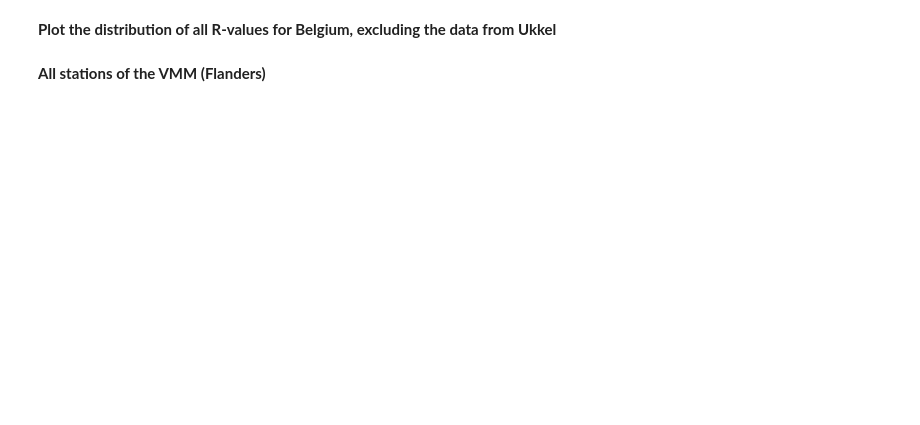
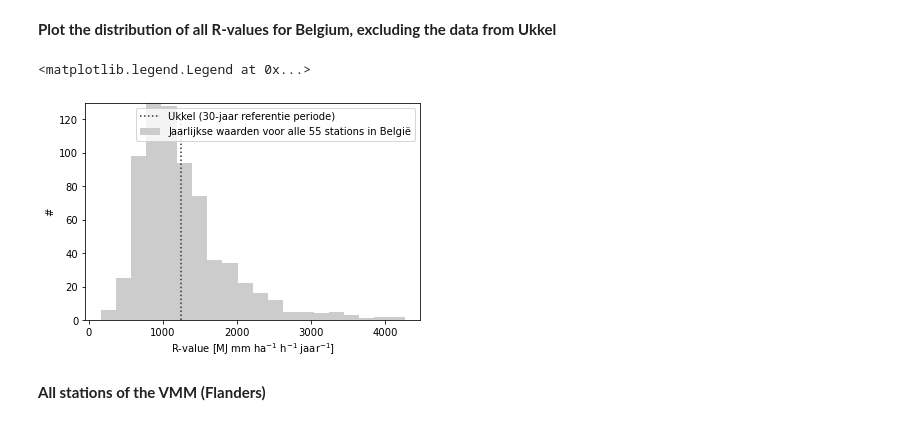
Before and after one commit to watem-sedem/rfactor, a Jupyter notebook: docs/notebooks/analysis_flanders.ipynb, the cells around one changed output. Cells and saved outputs as stored; diff of their text form; code cells hidden in the pictures; blank space fills up the shorter version.

```diff
--- a/docs/notebooks/analysis_flanders.ipynb
+++ b/docs/notebooks/analysis_flanders.ipynb
@@ -62,0 +69,3 @@ txt_files.exists()
+# %%
+stations=pd.read_csv("data/belgium/stations.csv")
+compute_rainfall_statistics(all_rainfall,stations)
@@ -150,15 +207,15 @@ len(stations_flanders_excl_ukkel)
 # %% [markdown]
 **Plot the distribution of all R-values for Belgium, excluding the data from Ukkel**
 # %%
-stations_flanders_excl_ukkel = [station for station in data.stations if station not in  ["KMI_6447","KMI_FS3"]]
-df_R=data.load_R(stations_flanders_excl_ukkel, range(1991, 2021))
-print(np.mean(df_R["value"]))
-len(stations_flanders_excl_ukkel)
-plt.hist(df_R["value"],20,color=[0.8]*3,label=r"Jaarlijkse waarden voor alle 55 stations in België")
+rfactor_non_ukkel = get_rfactor_station_year(erosivity,stations_belgium_excl_ukkel, range(1991, 2021))
+plt.hist(rfactor_non_ukkel["erosivity_cum"],20,color=[0.8]*3,label=r"Jaarlijkse waarden voor alle 55 stations in België")
 plt.plot([1239,1239],[0,120],color=[0.2]*3,ls=":",label="Ukkel (30-jaar referentie periode)")
 plt.ylabel(r"#")
 plt.xlabel(r"R-value [MJ mm ha$^{-1}$ h$^{-1}$ jaar$^{-1}$]")
 plt.ylim([0,130])
 plt.legend()
+# %% [output]
+<matplotlib.legend.Legend at 0x...>
+[figure, added]
 # %% [markdown]
 **All stations of the VMM (Flanders)**
```
Also changed, not shown: parts of 48 cells of this notebook.
